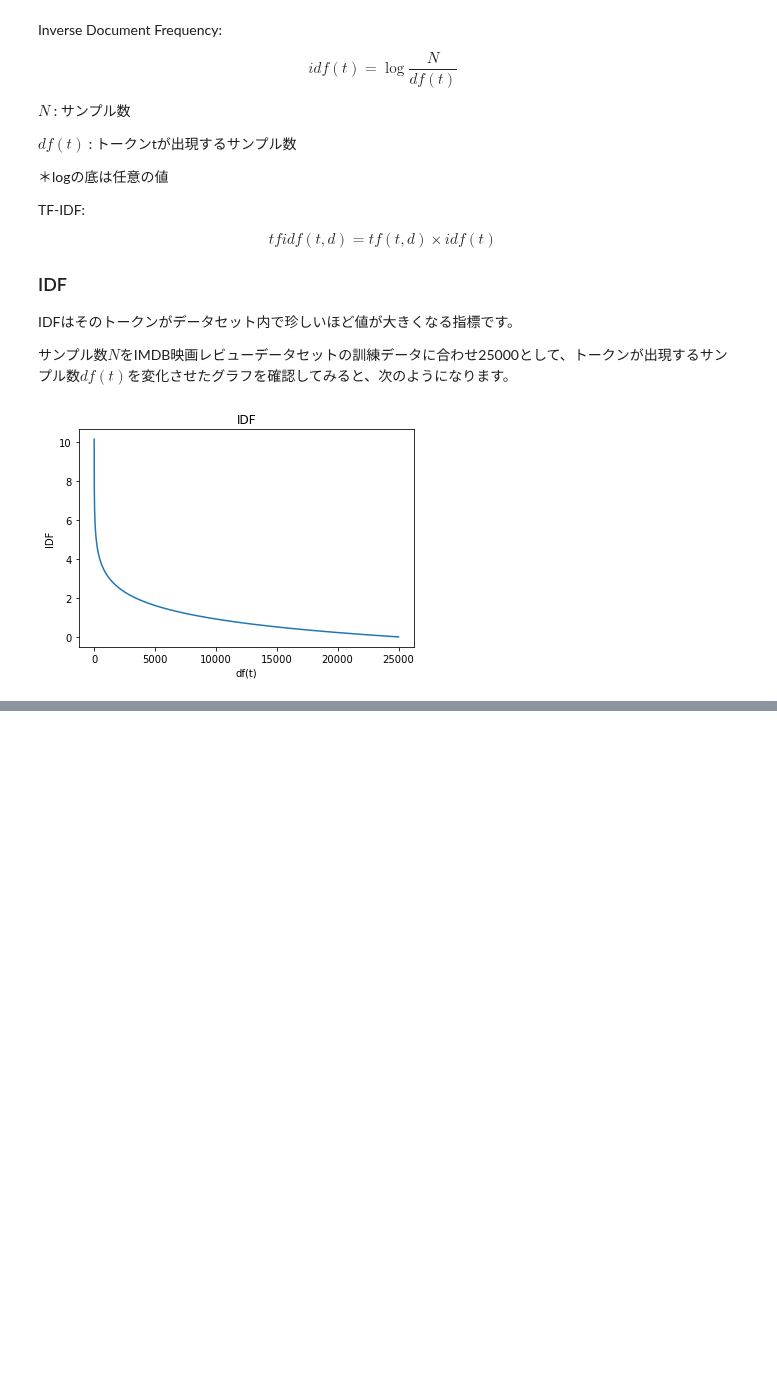
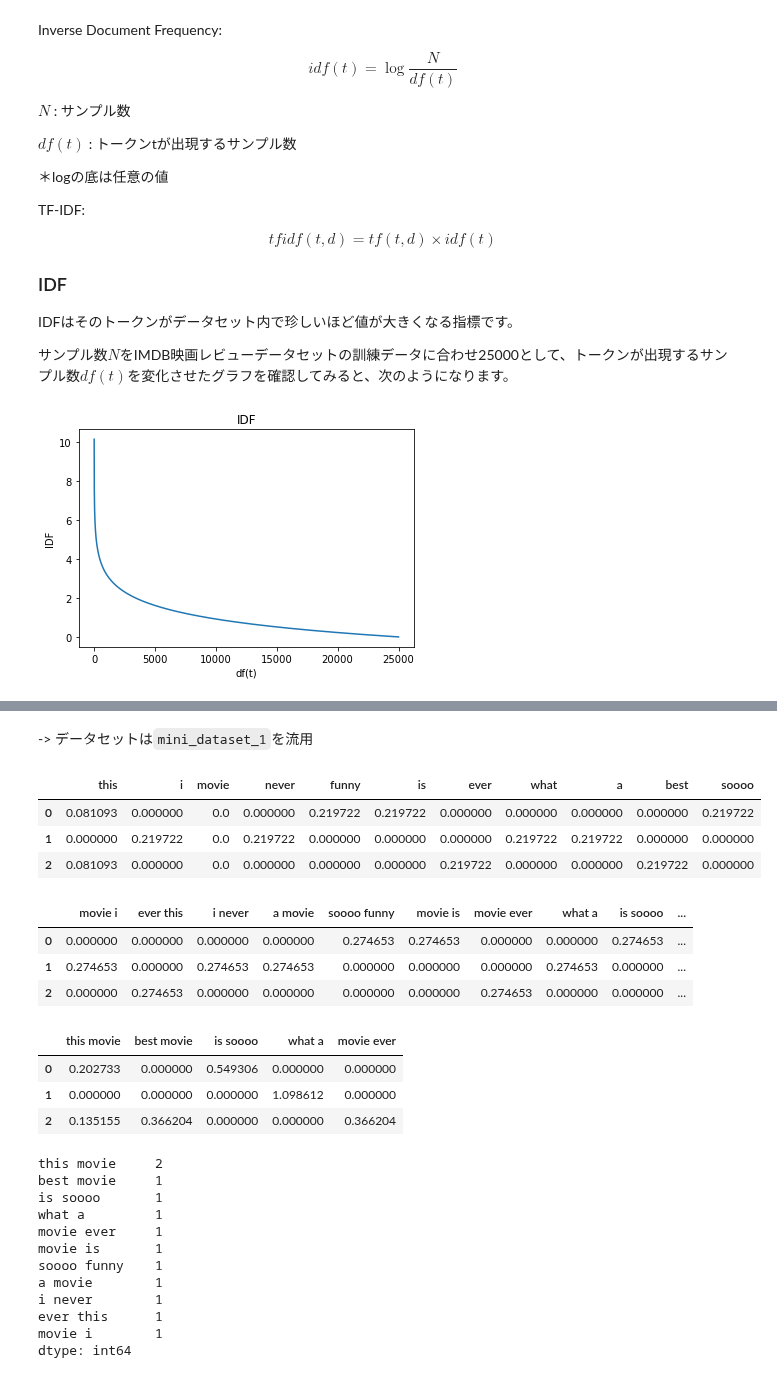
Before and after one commit to taiki-nakaso/diveintocode-ml, a Jupyter notebook: src/term2/sprint21/sprint21.ipynb, the cells around one changed output, grey strips where cells are left out. Drawn from its saved outputs; the diff is of its cells as text; code cells hidden in the pictures; blank space fills up the shorter version.

```diff
--- a/src/term2/sprint21/sprint21.ipynb
+++ b/src/term2/sprint21/sprint21.ipynb
@@ -360,0 +657,65 @@ scikit-learnのCountVectorizerでは引数stop_wordsにリストで指定する
+# %% [markdown]
+-> データセットは`mini_dataset_1`を流用
+# %%
+# 1. 標準ver.
+def TF_IDF_standard(texts:list, ngram_range=1, max_features=5000):
+    """
+    arr_bow   : shape(data_num, token_num)
+    arr_tf    : shape(data_num, token_num)
+    arr_idf   : shape(1       , token_num)
+    arr_tf_idf: shape(data_num, token_num)
+    """
+    # BoW求める
+    df_bow = BoW(texts=texts, ngram_range=ngram_range)
+
+    # 列数制限（出現頻度降順）
+    if max_features < len(df_bow.columns):
+        indexes = df_bow.sum(axis=0).sort_values(ascending=False).index[:max_features]
+        df_bow = df_bow[indexes]
+
+    # numpyにして計算
+    arr_bow = df_bow.values
+
+    # TF
+    num_tokens = np.sum(arr_bow, axis=1, keepdims=True)
+    arr_tf = arr_bow / num_tokens
+
+    # IDF
+    arr_idf = np.log(arr_bow.shape[0] / np.count_nonzero(arr_bow, axis=0).reshape(1, -1))
+
+    # TF-TDF
+    arr_tf_idf = arr_tf * arr_idf
+    df_tf_idf = pd.DataFrame(data=arr_tf_idf, columns=df_bow.columns)
+
+    return df_tf_idf
+# %%
+display(TF_IDF_standard(mini_dataset_1))
+display(TF_IDF_standard(mini_dataset_1, ngram_range=2))
+display(TF_IDF_standard(mini_dataset_1, ngram_range=2, max_features=5))
+# 参考
+display(BoW(mini_dataset_1, ngram_range=2).sum(axis=0).sort_values(ascending=False))
+# %% [output]
+|  | this | i | movie | never | funny | is | ever | what | a | best | soooo |
+| 0 | 0.081093 | 0.000000 | 0.0 | 0.000000 | 0.219722 | 0.219722 | 0.000000 | 0.000000 | 0.000000 | 0.000000 | 0.219722 |
+| 1 | 0.000000 | 0.219722 | 0.0 | 0.219722 | 0.000000 | 0.000000 | 0.000000 | 0.219722 | 0.219722 | 0.000000 | 0.000000 |
+| 2 | 0.081093 | 0.000000 | 0.0 | 0.000000 | 0.000000 | 0.000000 | 0.219722 | 0.000000 | 0.000000 | 0.219722 | 0.000000 |
+|  | movie i | ever this | i never | a movie | soooo funny | movie is | movie ever | what a | is soooo | ... |
+| 0 | 0.000000 | 0.000000 | 0.000000 | 0.000000 | 0.274653 | 0.274653 | 0.000000 | 0.000000 | 0.274653 | ... |
+| 1 | 0.274653 | 0.000000 | 0.274653 | 0.274653 | 0.000000 | 0.000000 | 0.000000 | 0.274653 | 0.000000 | ... |
+| 2 | 0.000000 | 0.274653 | 0.000000 | 0.000000 | 0.000000 | 0.000000 | 0.274653 | 0.000000 | 0.000000 | ... |
+|  | this movie | best movie | is soooo | what a | movie ever |
+| 0 | 0.202733 | 0.000000 | 0.549306 | 0.000000 | 0.000000 |
+| 1 | 0.000000 | 0.000000 | 0.000000 | 1.098612 | 0.000000 |
+| 2 | 0.135155 | 0.366204 | 0.000000 | 0.000000 | 0.366204 |
+this movie     2
+best movie     1
+is soooo       1
+what a         1
+movie ever     1
+movie is       1
+soooo funny    1
+a movie        1
+i never        1
+ever this      1
+movie i        1
+dtype: int64
```
Also changed, not shown: parts of 33 cells of this notebook.
